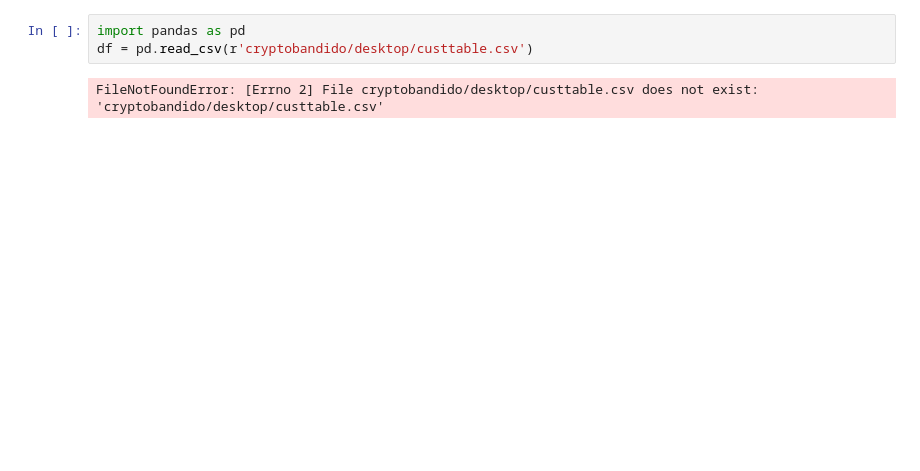
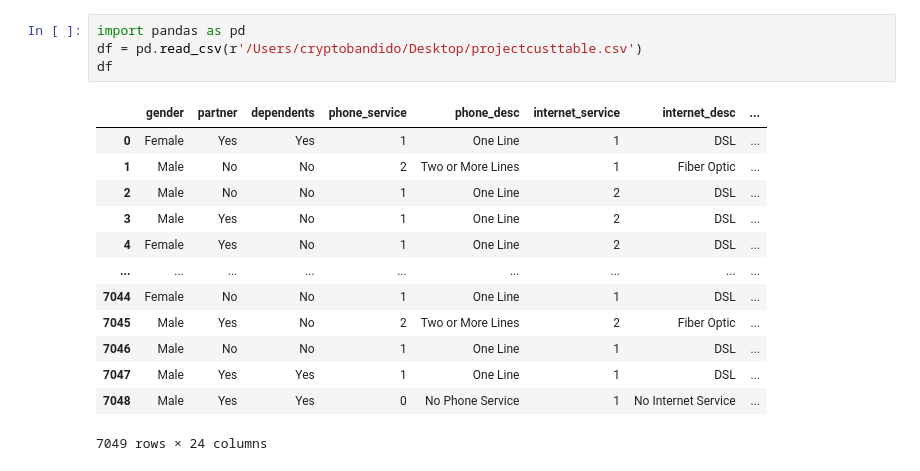
Before and after one commit to AI-Gomez/numpy-pandas-visualization-exercises, a Jupyter notebook: custtableexcel_project.ipynb, the cells around one changed output. Saved outputs shown, nothing was run; the diff lists cells and outputs as text; blank space fills up the shorter version.

```diff
--- a/custtableexcel_project.ipynb
+++ b/custtableexcel_project.ipynb
@@ -1,5 +1,18 @@
 # %%
 import pandas as pd
-df = pd.read_csv(r'cryptobandido/desktop/custtable.csv')
+df = pd.read_csv(r'/Users/cryptobandido/Desktop/projectcusttable.csv')
+df
 # %% [output]
+|  | gender | partner | dependents | phone_service | phone_desc | internet_service | internet_desc | ... |
+| 0 | Female | Yes | Yes | 1 | One Line | 1 | DSL | ... |
+| 1 | Male | No | No | 2 | Two or More Lines | 1 | Fiber Optic | ... |
+| 2 | Male | No | No | 1 | One Line | 2 | DSL | ... |
+| 3 | Male | Yes | No | 1 | One Line | 2 | DSL | ... |
+| 4 | Female | Yes | No | 1 | One Line | 2 | DSL | ... |
+| ... | ... | ... | ... | ... | ... | ... | ... | ... |
+| 7044 | Female | No | No | 1 | One Line | 1 | DSL | ... |
+| 7045 | Male | Yes | No | 2 | Two or More Lines | 2 | Fiber Optic | ... |
+| 7046 | Male | No | No | 1 | One Line | 1 | DSL | ... |
+| 7047 | Male | Yes | Yes | 1 | One Line | 1 | DSL | ... |
+| 7048 | Male | Yes | Yes | 0 | No Phone Service | 1 | No Internet Service | ... |
-FileNotFoundError: [Errno 2] File cryptobandido/desktop/custtable.csv does not exist: 'cryptobandido/desktop/custtable.csv'
+7049 rows × 24 columns
```
Also changed, not shown: parts of 12 cells of this notebook.
